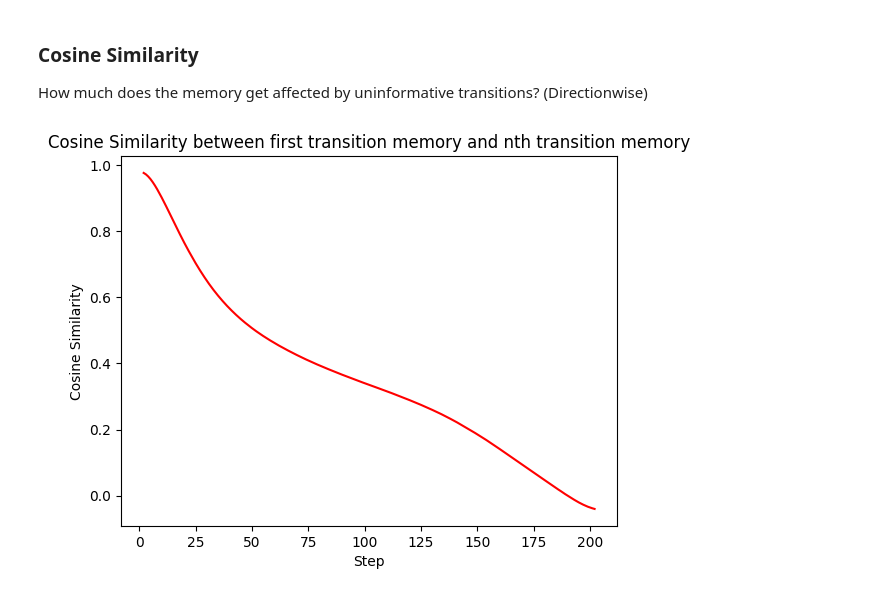
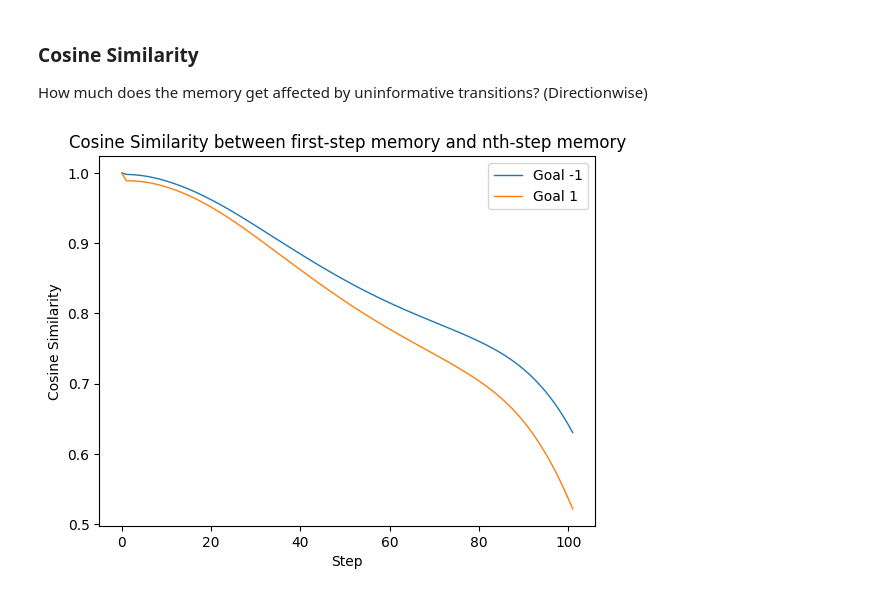
Before and after one commit to himchan00/Memory-RL, a Jupyter notebook: check_tmaze_embedding.ipynb, the cells around one changed output. Drawn from its saved outputs; the diff is of its cells as text; code cells hidden in the pictures.

Commit message:
Improve check_tmaze_embedding notebook

```diff
--- a/check_tmaze_embedding.ipynb
+++ b/check_tmaze_embedding.ipynb
@@ -25,6 +25,11 @@ def to_dotdict(x):
         return DotDict({k: to_dotdict(v) for k, v in x.items()})
     if isinstance(x, list):
         return [to_dotdict(v) for v in x]
+    if isinstance(x, str) and 'e-' in x.lower():
+            try:
+                return float(x)
+            except ValueError:
+                pass
     return x
 
 def unwrap_value_nodes(obj):
@@ -52,7 +57,7 @@ Modify here to change directory
 # %%
 import os
 
-log_dir = "./logs/tmaze_active/200/mate_test_128_permx_projx_lr3e-5_Huber_clip3e-2_dummy_embproj_rere_2026-01-26-22:52:46" # Example: "logs/mujoco/ant-dir/run_name_2026-01-05-17:27:32"
+log_dir = "./logs/tmaze_active/100/test_gate_2026-03-11-15:41:07" # Example: "logs/mujoco/ant-dir/run_name_2026-01-05-17:27:32"
 if log_dir == "SET_YOUR_LOG_DIR_HERE":
     raise ValueError("Please set the 'log_dir' variable to your actual log directory path.")
 
@@ -145,19 +167,8 @@ Use permutation training: False
 Transition dropout: 0
 # %%
 import torch
-agent_checkpoint = torch.load(os.path.join(log_dir, "policy_checkpoint_latest.pth"), map_location=device)
-agent_compile_state_dict = {}
-for k, v in agent_checkpoint.items():
-    # 1. 'head' 내부의 구체적인 모듈들 뒤에 _orig_mod를 삽입합니다.
-    name = k.replace("observ_embedder.", "observ_embedder._orig_mod.")
-    name = name.replace("transition_embedder.", "transition_embedder._orig_mod.")
-    name = name.replace("seq_model.", "seq_model._orig_mod.")
-
-    # 2. 예외 케이스: 'init_emb'는 에러 메시지상 _orig_mod가 붙지 않는 것으로 보입니다.
-    # 만약 위 replace 과정에서 의도치 않게 바뀌었다면 다시 확인이 필요합니다.
-
-    agent_compile_state_dict[name] = v
-agent.load_state_dict(agent_compile_state_dict)
+agent_checkpoint_path = os.path.join(log_dir, "policy_checkpoint_latest.pth")
+agent.load_state_dict(torch.load(agent_checkpoint_path, map_location=device))
 # %% [output]
 <All keys matched successfully>
 # %%
@@ -329,18 +307,19 @@ plt.show()
 
 How much does the memory get affected by uninformative transitions? (Directionwise)
 # %%
-first_memory = memories[:,:, 1]
-cossim_mean=[]
-for i in range(memories.shape[2]):
-    if i == 0 or i==1:
-        continue
-    else:
-        cossim_mean.append(np.mean(np.diag(first_memory @ memories[:,:,i].T) / 128.0))
-x_for_plot = np.array([i for i in range(2, memories.shape[2])])
-plt.plot(x_for_plot, np.array(cossim_mean), color='r')
-plt.title('Cosine Similarity between first transition memory and nth transition memory')
+for i, goal_y in enumerate([-1, 1]):
+    first_memory = memories[i, 1, :] # (B, hidden_size)
+    cos_sim_mean = []
+    for j in range(memories.shape[1]):
+        if j == 0:
+            continue
+        else:
+            cos_sim_mean.append(np.sum(first_memory * memories[i, j, :]) / memories.shape[2]) # Normalized by hidden_size
+    plt.plot(np.array(cos_sim_mean), label=f'Goal {goal_y}', linewidth=1)
+plt.title('Cosine Similarity between first-step memory and nth-step memory')
 plt.xlabel('Step')
 plt.ylabel('Cosine Similarity')
+plt.legend()
 plt.show()
 # %% [output]
-[figure, old version]
+[figure, new version]
```
Also changed, not shown: parts of 9 cells of this notebook, 1 other file.
